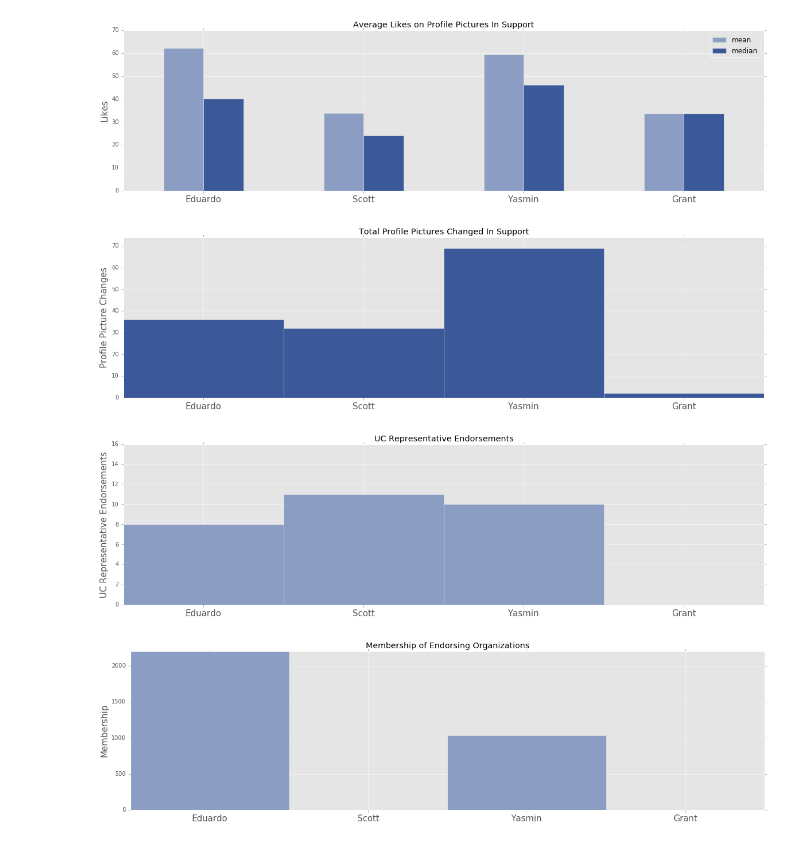
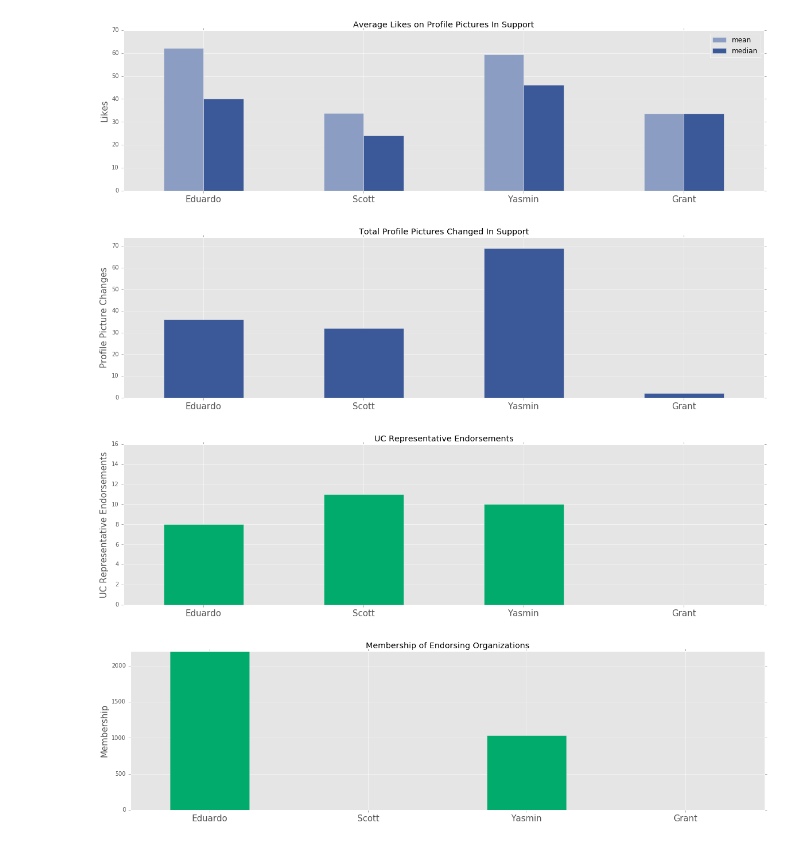
Before and after one commit to HarvardOpenData/sixteenthirtysix, a Jupyter notebook: Data Analysis.ipynb, the cells around one changed output. Saved outputs shown, nothing was run; the diff lists cells and outputs as text; code cells hidden in the pictures.

```diff
--- a/Data Analysis.ipynb
+++ b/Data Analysis.ipynb
@@ -29,9 +29,9 @@ Name: Are you planning to vote in the UC Election?, dtype: int64
 # %%
 def plot_data (data, title, ylabel, color, xticks = candidates_short):
     fig = plt.figure(figsize = (20, 5))
-    plt.bar(np.arange(0, 4), data, width = 1.0, color = color)
+    plt.bar(np.arange(0, 4), data, width = 0.5, color = color, align = 'center')
     plt.title(title)
-    plt.xticks(np.arange(0.5, 4), xticks, fontsize = 15)
+    plt.xticks(np.arange(0, 4), xticks, fontsize = 15)
     plt.ylabel(ylabel, fontsize = 15)
     plt.ylim(0, max(data) + 5)
     plt.show()
@@ -108,16 +108,16 @@ fig.savefig("Average Likes on Profile Pictures In Support.jpg")
 pro_pic_changes = [36, 32, 69, 2]
 plot_data (pro_pic_changes, "Total Profile Pictures Changed In Support", "Profile Picture Changes", '#3b5998')
 # %% [output]
-[figure, old version]
+[figure, new version]
 # %%
 # UC Representative support
 uc_likes = [8, 11, 10, 0]
-plot_data (uc_likes, "UC Representative Endorsements", "UC Representative Endorsements", "#8b9dc3")
+plot_data (uc_likes, "UC Representative Endorsements", "UC Representative Endorsements", "#00AB6C")
 # %% [output]
-[figure, old version]
+[figure, new version]
 # %%
 # Organization membership in support
 org_likes = [2201, 0, 1032, 0]
-plot_data (org_likes, "Membership of Endorsing Organizations", "Membership", "#8b9dc3")
+plot_data (org_likes, "Membership of Endorsing Organizations", "Membership", "#00AB6C")
 # %% [output]
-[figure, old version]
+[figure, new version]
```
Also changed, not shown: parts of 4 cells of this notebook.
